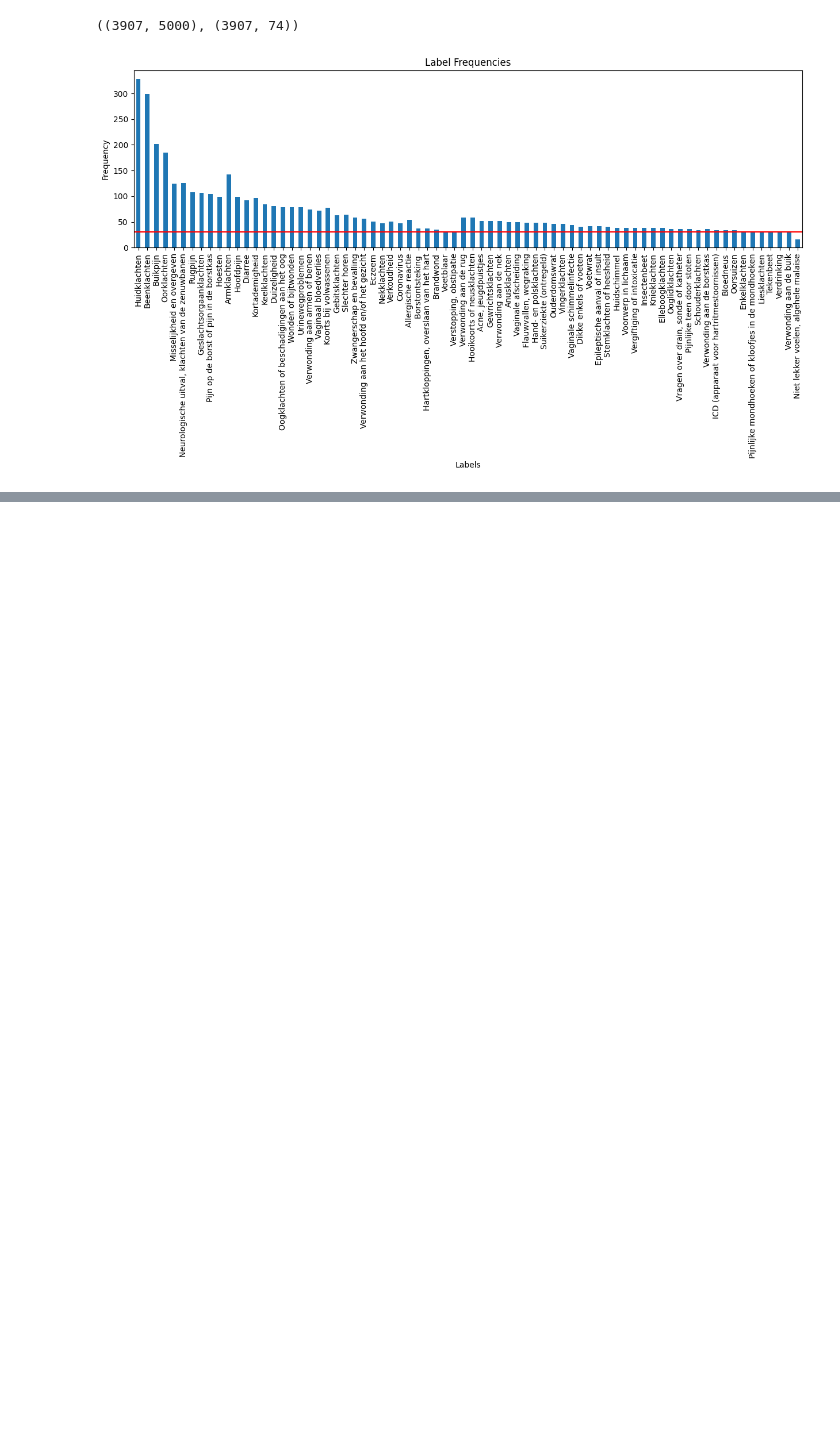
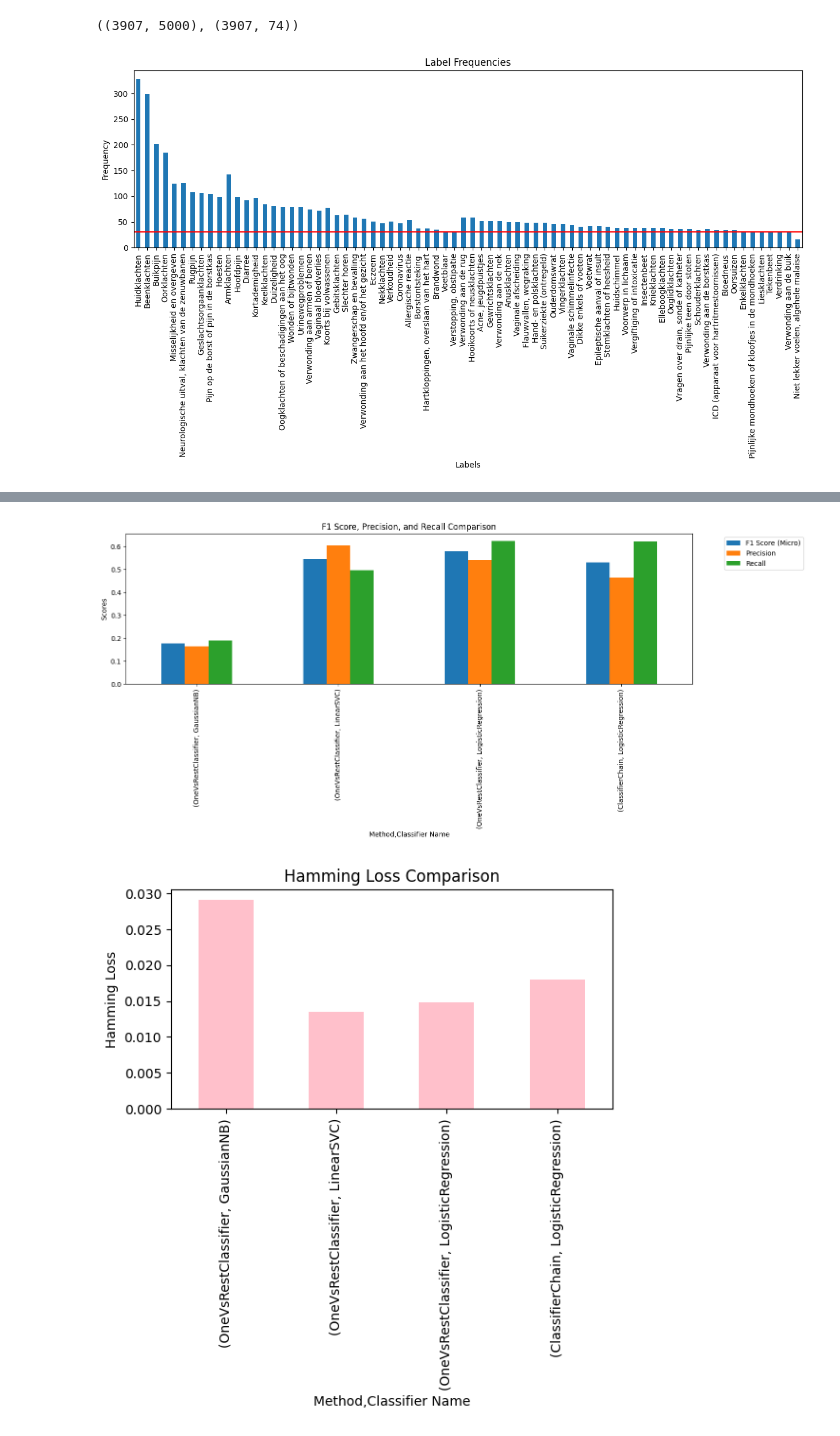
Before and after one commit to wilbsmond/medical-text-classification, a Jupyter notebook: Colab/model_building_ml.ipynb, the cells around one changed output, grey strips where cells are left out. Drawn from its saved outputs; the diff is of its cells as text; code cells hidden in the pictures; blank space fills up the shorter version.

```diff
--- a/Colab/model_building.ipynb
+++ b/Colab/model_building_ml.ipynb
@@ -218,0 +310,5 @@ visualize_frequencies(y_train_oversampled, hline=30)
+# %%
+# Convert to DataFrame for easier analysis
+df_performance = pd.DataFrame(all_performance_metrics)
+df_performance.set_index(['Method', 'Classifier Name'], inplace=True)
+df_performance
@@ -218,0 +322,20 @@ visualize_frequencies(y_train_oversampled, hline=30)
+# %%
+# Plot for F1 Score, Precision, and Recall
+plt.figure(figsize=(15, 4))
+df_performance[['F1 Score (Micro)', 'Precision', 'Recall']].plot(kind='bar', ax=plt.gca())
+plt.title('F1 Score, Precision, and Recall Comparison')
+plt.ylabel('Scores')
+#plt.xticks(rotation=45)
+plt.legend(bbox_to_anchor=(1.05, 1), loc='upper left')
+plt.show()
+
+# Plot for Hamming Loss
+plt.figure(figsize=(6, 3))
+df_performance['Hamming Loss'].plot(kind='bar', ax=plt.gca(), color='pink')
+plt.title('Hamming Loss Comparison')
+plt.ylabel('Hamming Loss')
+plt.xticks(rotation=90)
+plt.show()
+# %% [output]
+[figure, added]
+[figure, added]
```
Also changed, not shown: parts of 14 cells of this notebook, 31 other files.
